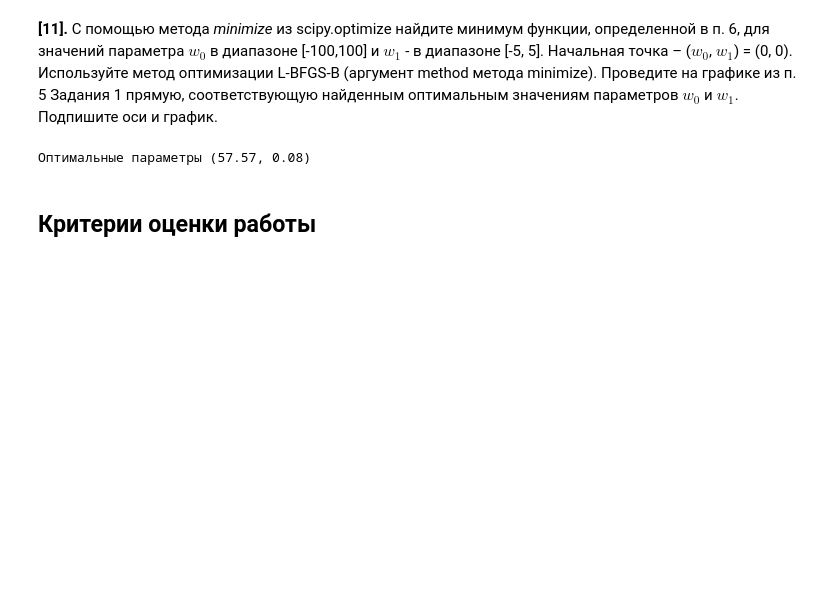
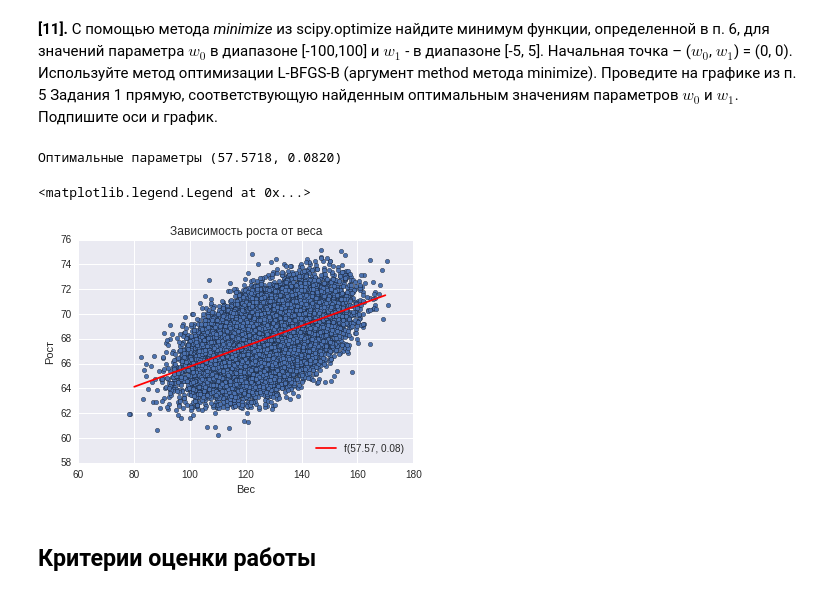
Before and after one commit to MariamSherif/pyda, a Jupyter notebook: nb/peer_review_linreg_height_weight.ipynb, the cells around one changed output. Cells and saved outputs as stored; diff of their text form; code cells hidden in the pictures; blank space fills up the shorter version.

```diff
--- a/nb/peer_review_linreg_height_weight.ipynb
+++ b/nb/peer_review_linreg_height_weight.ipynb
@@ -250,6 +253,6 @@ from scipy.optimize import minimize
 
 w0, w1 = minimize(lambda X: sq_error(*X), x0=(0, 0), bounds=((-100, 100), (-5, 5), ), method='L-BFGS-B').x
 
-print u'Оптимальные параметры (%.4f, %.2f)' % (w0, w1)
+print u'Оптимальные параметры (%.4f, %.4f)' % (w0, w1)
 # %% [output]
-Оптимальные параметры (57.57, 0.08)
+Оптимальные параметры (57.5718, 0.0820)
@@ -258,3 +259,16 @@ print u'Оптимальные параметры (%.4f, %.2f)' % (w0, w1)
+# %%
+plot = data.plot(y='Height', x='Weight', kind='scatter', title=u'Зависимость роста от веса')
+# add labels
+plot.set_xlabel(u'Вес')
+plot.set_ylabel(u'Рост')
+
+x = np.linspace(80, 170)
+
+plot.plot(x, map(Fx(w0, w1), x), 'r', label='f(%.2f, %.2f)' % (w0, w1))
+plot.legend(loc='lower right')
+# %% [output]
+<matplotlib.legend.Legend at 0x...>
+[figure, added]
 # %% [markdown]
 ## Критерии оценки работы
 # %% [markdown]
```
Also changed, not shown: parts of 2 cells of this notebook.
